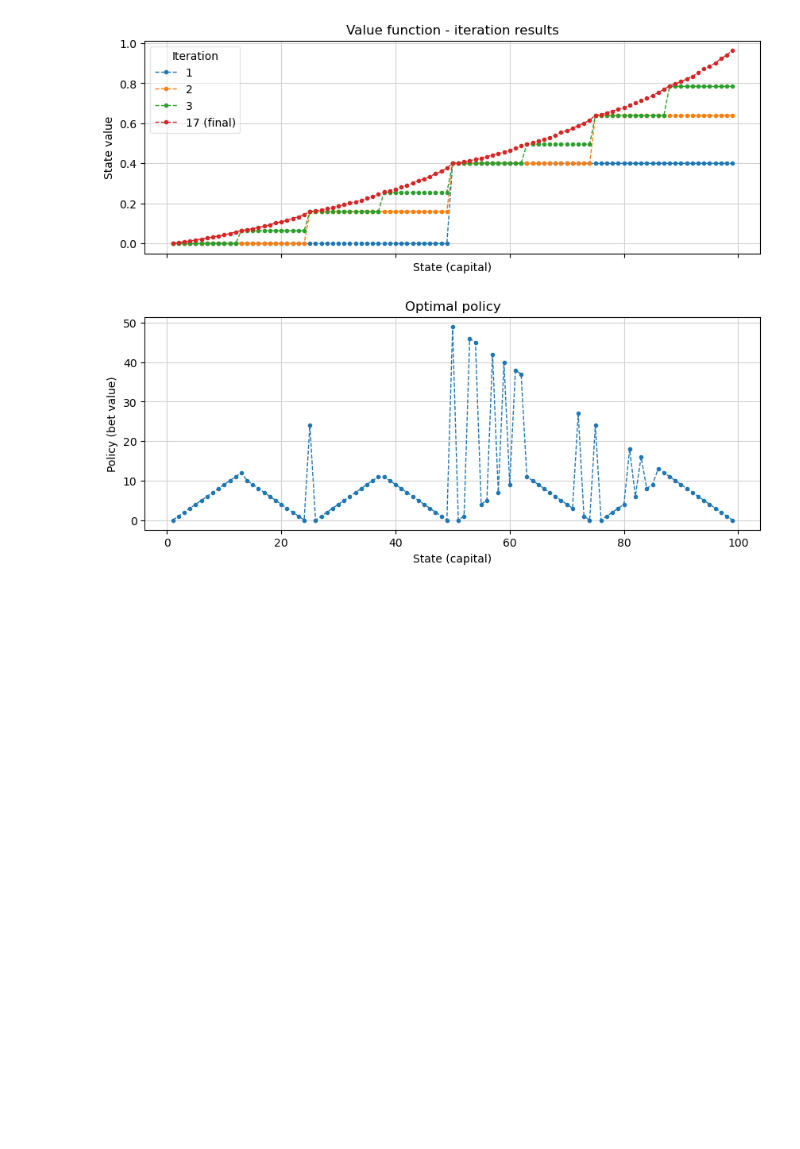
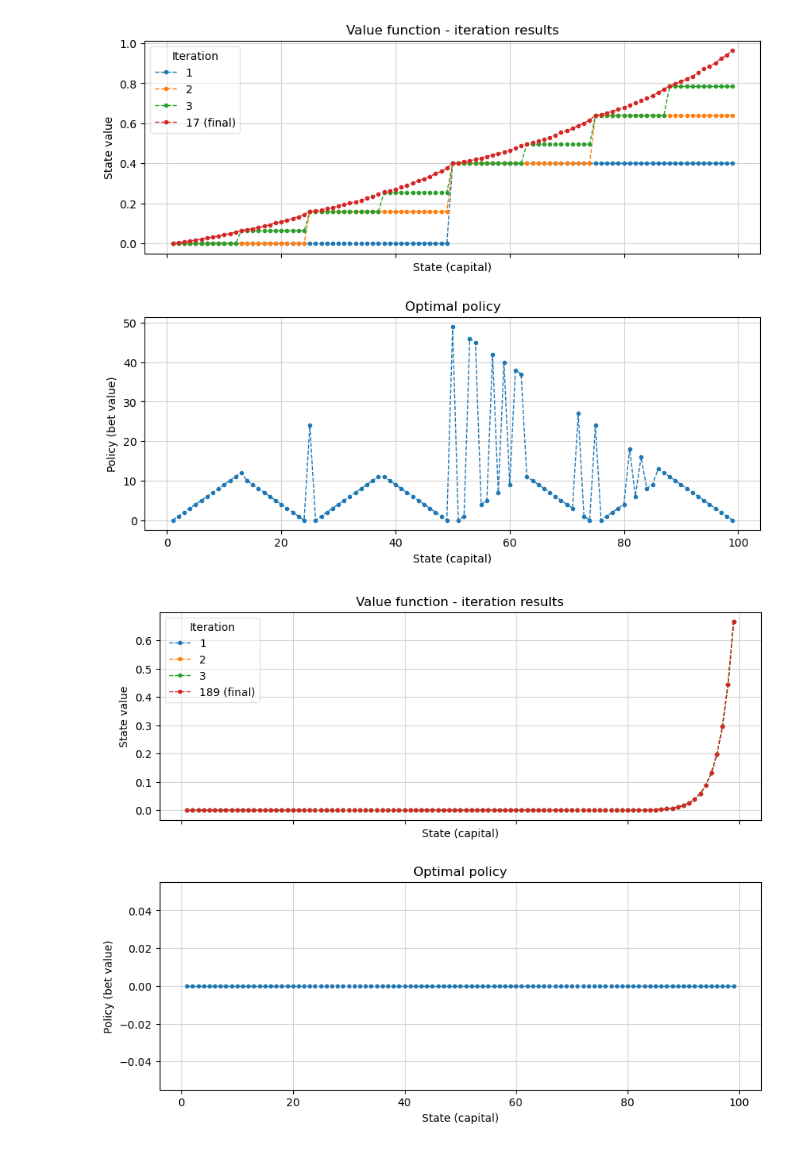
Before and after one commit to the-mysh/rl-coursework, a Jupyter notebook: tasks/gambler_problem/Gambler problem.ipynb, the cells around one changed output. Saved outputs shown, nothing was run; the diff lists cells and outputs as text; code cells hidden in the pictures; blank space fills up the shorter version.

Commit message:
tried in-place method but something's wrong

```diff
--- a/tasks/gambler_problem/Gambler problem.ipynb
+++ b/tasks/gambler_problem/Gambler problem.ipynb
@@ -69,3 +69,9 @@ def plot_value_iteration(vs, pis):
 plot_value_iteration(v_track, pi_track)
 # %% [output]
 [figure]
+# %%
+ip_v_track, ip_pi_track, ip_err_track = p.run_value_iteration(
+    convergence=10e-8, keep_track=True, approach=VIApproach.IN_PLACE)
+plot_value_iteration(ip_v_track, ip_pi_track)
+# %% [output]
+[figure, added]
```
Also changed, not shown: parts of 1 cell of this notebook, 1 other file.
